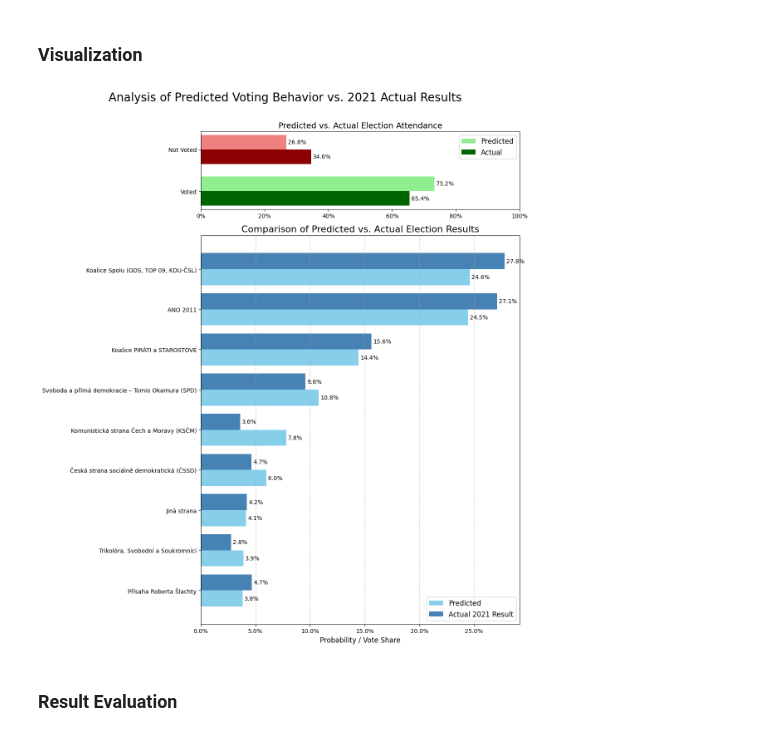
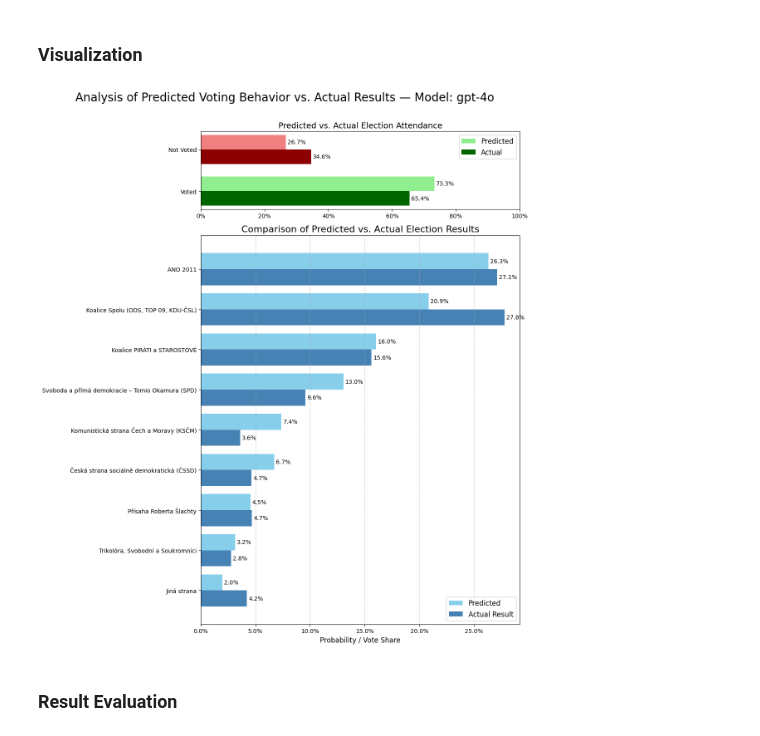
Before and after one commit to 11NIKTO11/Panel_LLM, a Jupyter notebook: SoD_data_processing.ipynb, the cells around one changed output. Drawn from its saved outputs; the diff is of its cells as text; code cells hidden in the pictures.

Commit message:
visualization correction

```diff
--- a/SoD_data_processing.ipynb
+++ b/SoD_data_processing.ipynb
@@ -24,10 +23,10 @@ LANGUAGE = SoD_Utils.LANGUAGE_CZ
 # model = "jean-luc/tiger-gemma-9b-v3:fp16"
 
 provider = "openai"
-model = "gpt-4.1-nano"   # GPT-4.1 Nano (cheapest, fastest)
-#model = "gpt-4o-mini"     # GPT-4o Mini (cheaper, faster)
-#model = "gpt-4.1"       # GPT-4.1 (flagship reasoning model)
-#model = "gpt-4o"        # GPT-4 Omni (fast, high quality)
+# model = "gpt-4.1-nano"   # GPT-4.1 Nano (cheapest, fastest)
+# model = "gpt-4o-mini"     # GPT-4o Mini (cheaper, faster)
+# model = "gpt-4.1"       # GPT-4.1 (flagship reasoning model)
+model = "gpt-4o"        # GPT-4 Omni (fast, high quality)
 
 temperature = 0
 
@@ -248,17 +260,20 @@ Successfully loaded 3880 results (with IDs) from results/voting_results_n=3880_t
 ### Visualization
 # %%
 predicted_parties, predicted_attendance = Visualization_Utils.aggregate_results(voting_results.values(), True, True)
-#actual_parties, actual_attendance = SoD_Utils.get_actual_results(respondents, True)
-actual_parties, actual_attendance = Data.ELECTION_RESULTS, Data.ELECTION_ATTENDANCE
+# (actual_parties, actual_attendance), is_claimed = SoD_Utils.get_actual_results(respondents, False), True
+actual_parties, actual_attendance, is_claimed = Data.ELECTION_RESULTS, Data.ELECTION_ATTENDANCE, False
+
+reload(Visualization_Utils)
 # Visualize the results
 Visualization_Utils.visualize_comprehensive_results(
     predicted_parties,
     predicted_attendance,
     actual_parties,
-    actual_attendance
+    actual_attendance,
+    model_name=model, actual_is_claimed=False
 )
 # %% [output]
-[figure, old version]
+[figure, new version]
 # %% [markdown]
 ### Result Evaluation
 # %%
```
Also changed, not shown: parts of 13 cells of this notebook, 1 other file.
